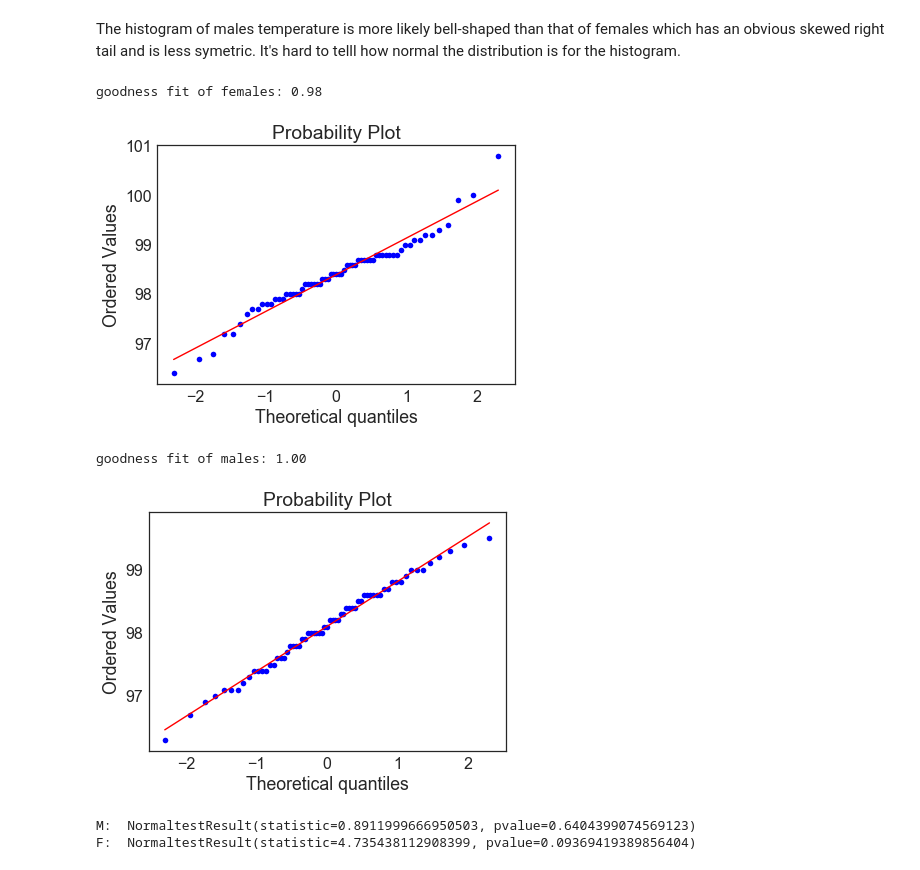
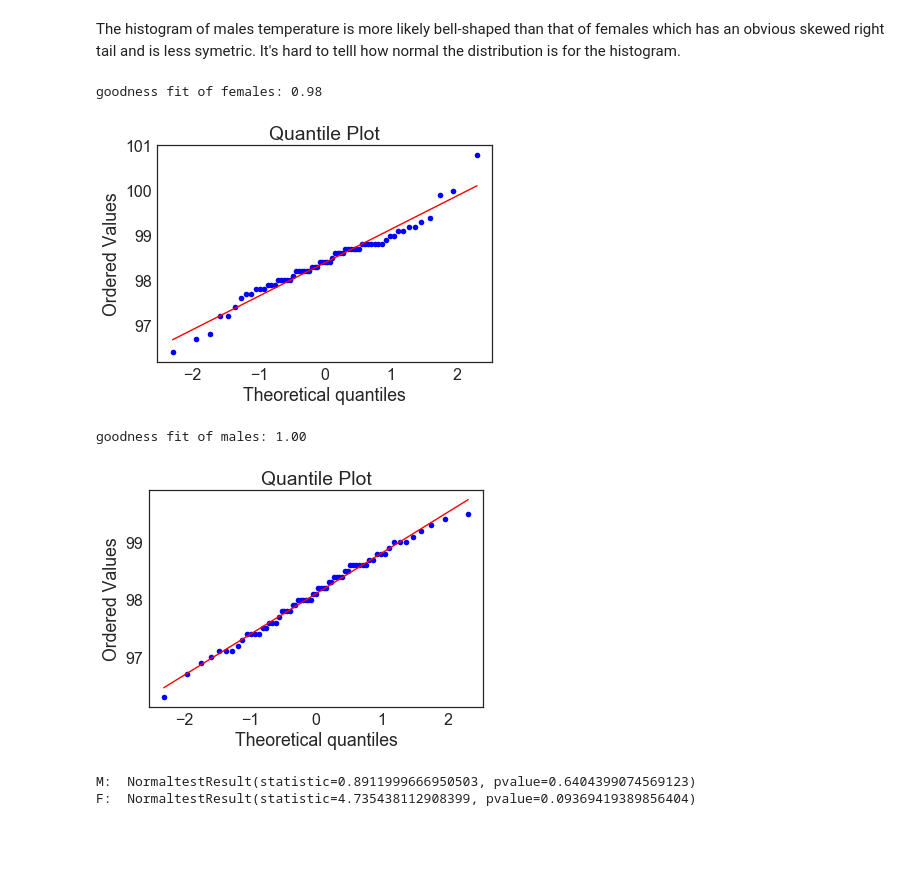
Before and after one commit to phyhouhou/SpringboardProjects, a Jupyter notebook: miniProjects/EDA_human_temperature/sliderule_dsi_inferential_statistics_exercise_1.ipynb, the cells around one changed output. Cells and saved outputs as stored; diff of their text form; code cells hidden in the pictures; blank space fills up the shorter version.

```diff
--- a/miniProjects/EDA_human_temperature/sliderule_dsi_inferential_statistics_exercise_1.ipynb
+++ b/miniProjects/EDA_human_temperature/sliderule_dsi_inferential_statistics_exercise_1.ipynb
@@ -380,16 +383,18 @@ The histogram of males temperature is more likely bell-shaped than that of femal
 # %%
 from scipy import stats
 _,fit=stats.probplot(females,dist=stats.norm,plot=plt)
+plt.title('Quantile Plot')
 print('goodness fit of females:', '%.2f' %fit[2])
 # %% [output]
 goodness fit of females: 0.98
-[figure, old version]
+[figure, new version]
 # %%
 _,fit=stats.probplot(males,dist=stats.norm,plot=plt)
+plt.title('Quantile Plot')
 print('goodness fit of males:', '%.2f' %fit[2])
 # %% [output]
 goodness fit of males: 1.00
-[figure, old version]
+[figure, new version]
 # %%
 print('M: ',stats.normaltest(males))
 print('F: ',stats.normaltest(females))
```
Also changed, not shown: parts of 4 cells of this notebook.
